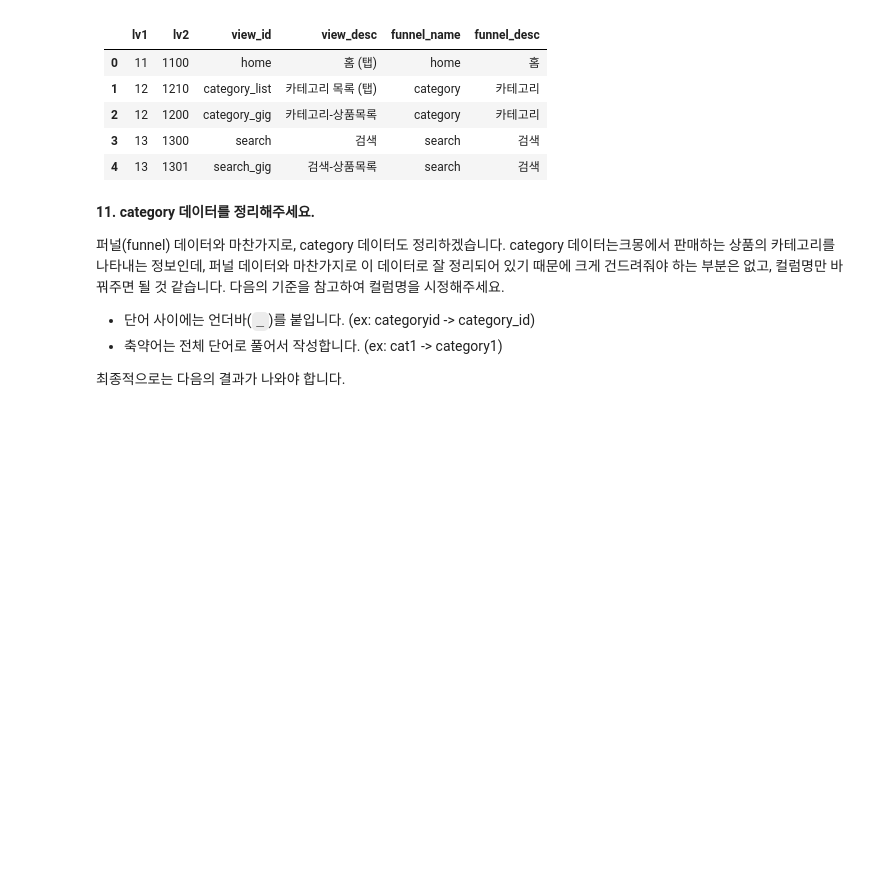
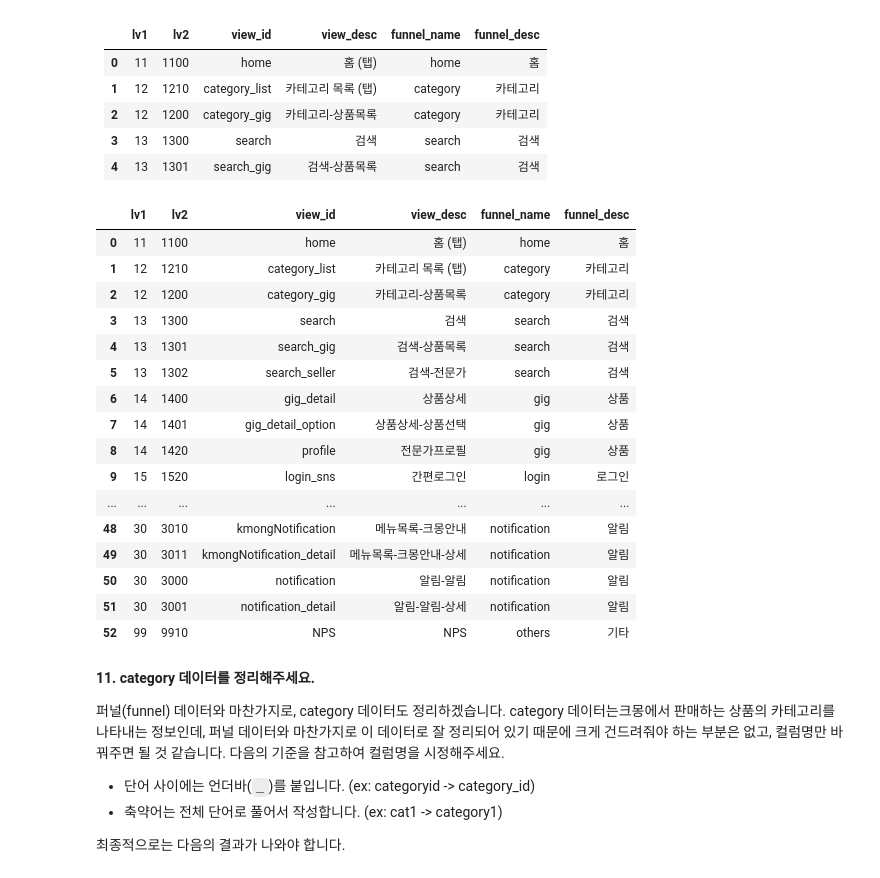
Before and after one commit to Changju-Lee1866/data_preprocessing, a Jupyter notebook: 0102_kmong(assignment)테스트_이창주.ipynb, the cells around one changed output. Cells and saved outputs as stored; diff of their text form; code cells hidden in the pictures; blank space fills up the shorter version.

```diff
--- a/0102_kmong(assignment)테스트_이창주.ipynb
+++ b/0102_kmong(assignment)테스트_이창주.ipynb
@@ -1563,3 +1705,32 @@ Index(['eventcategory', 'isfirstactivity', 'apppackagename', 'appversion',
+# %%
+# Write your code here!
+import pandas as pd
+import numpy as numpy
+
+pd.options.display.max_columns = 100
+raw_funnel = pd.read_csv("data/kmong-funnel.csv")
+
+raw_funnel.rename(columns = {'Lv1' : 'lv1', 'Lv2' : 'lv2', 'viewid' : 'view_id', 'viewid desc' : 'view_desc', 'funnel name' : 'funnel_name', 'funnel desc' : 'funnel_desc'},inplace=True)
+raw_funnel = raw_funnel[['lv1', 'lv2', 'view_id', 'view_desc', 'funnel_name', 'funnel_desc']]
+raw_funnel
+# %% [output]
+|  | lv1 | lv2 | view_id | view_desc | funnel_name | funnel_desc |
+| 0 | 11 | 1100 | home | 홈 (탭) | home | 홈 |
+| 1 | 12 | 1210 | category_list | 카테고리 목록 (탭) | category | 카테고리 |
+| 2 | 12 | 1200 | category_gig | 카테고리-상품목록 | category | 카테고리 |
+| 3 | 13 | 1300 | search | 검색 | search | 검색 |
+| 4 | 13 | 1301 | search_gig | 검색-상품목록 | search | 검색 |
+| 5 | 13 | 1302 | search_seller | 검색-전문가 | search | 검색 |
+| 6 | 14 | 1400 | gig_detail | 상품상세 | gig | 상품 |
+| 7 | 14 | 1401 | gig_detail_option | 상품상세-상품선택 | gig | 상품 |
+| 8 | 14 | 1420 | profile | 전문가프로필 | gig | 상품 |
+| 9 | 15 | 1520 | login_sns | 간편로그인 | login | 로그인 |
+| ... | ... | ... | ... | ... | ... | ... |
+| 48 | 30 | 3010 | kmongNotification | 메뉴목록-크몽안내 | notification | 알림 |
+| 49 | 30 | 3011 | kmongNotification_detail | 메뉴목록-크몽안내-상세 | notification | 알림 |
+| 50 | 30 | 3000 | notification | 알림-알림 | notification | 알림 |
+| 51 | 30 | 3001 | notification_detail | 알림-알림-상세 | notification | 알림 |
+| 52 | 99 | 9910 | NPS | NPS | others | 기타 |
 # %% [markdown]
 **11. category 데이터를 정리해주세요.**
 
```
Also changed, not shown: parts of 16 cells of this notebook, 1 other file.
